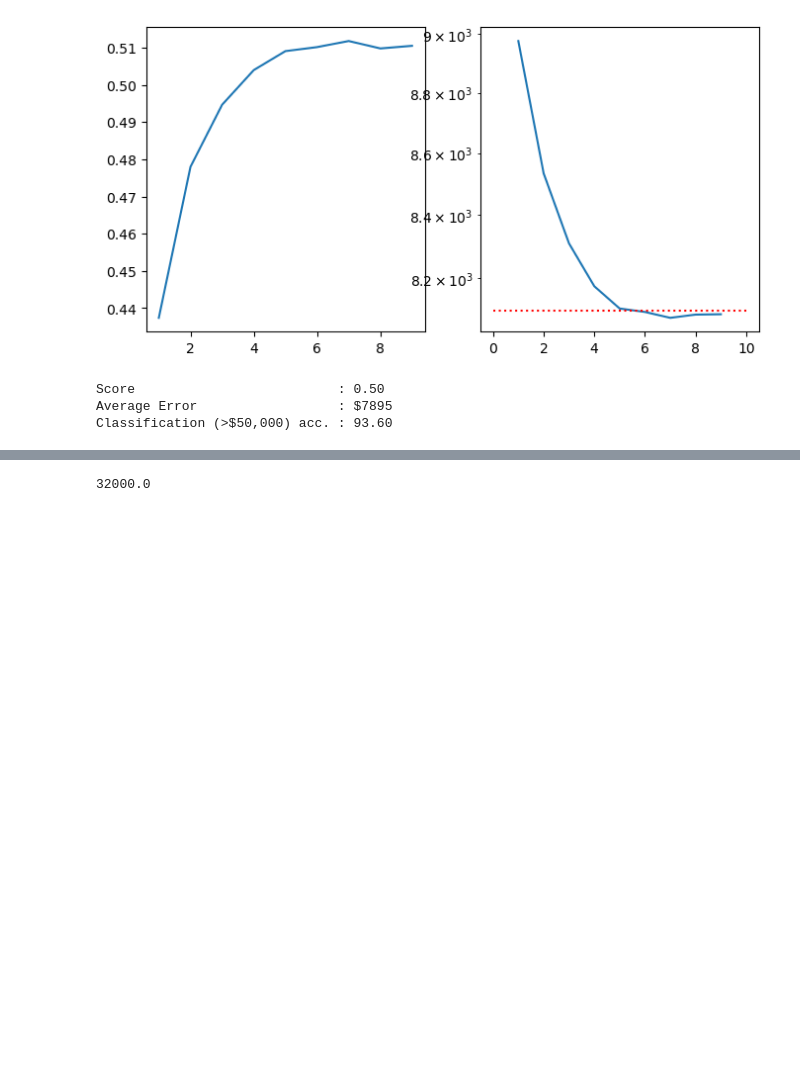
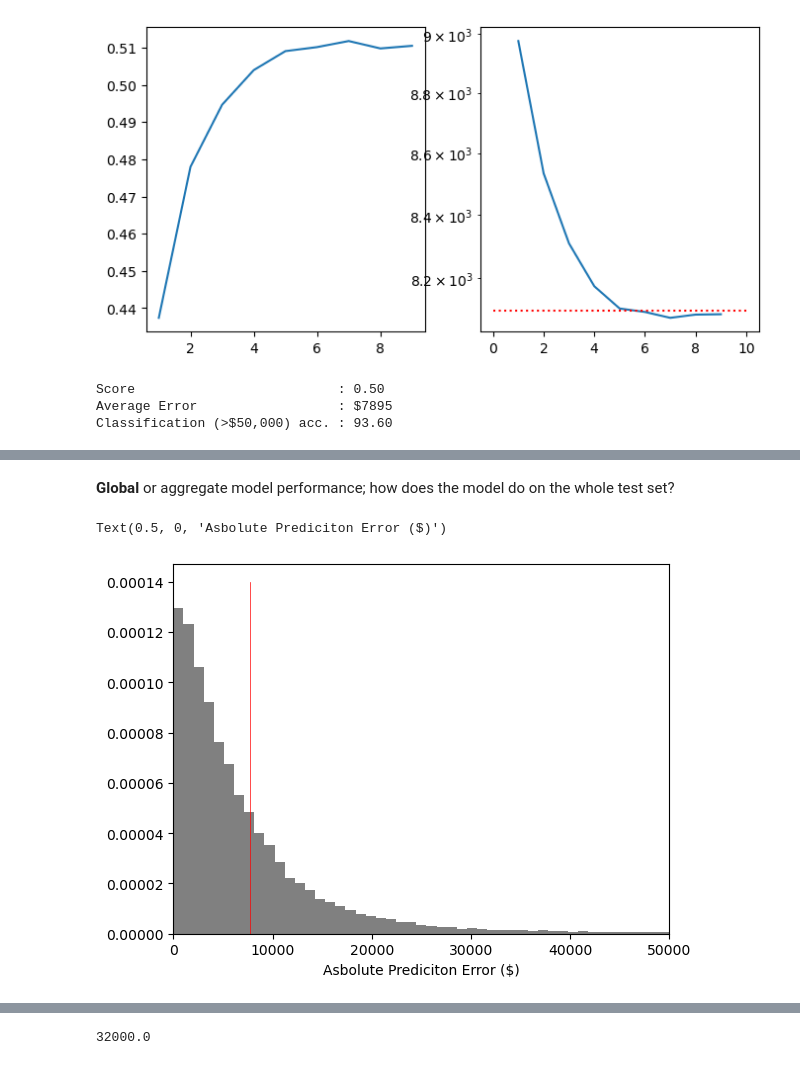
Before and after one commit to 6point6/terraform-templates-aws, a Jupyter notebook: demo-notebooks/backup/Demo_03_Neat.ipynb, the cells around one changed output, grey strips where cells are left out. Saved outputs shown, nothing was run; the diff lists cells and outputs as text; code cells hidden in the pictures; blank space fills up the shorter version.

```diff
--- a/demo-notebooks/backup/Demo_03_Neat.ipynb
+++ b/demo-notebooks/backup/Demo_03_Neat.ipynb
@@ -154,10 +169,10 @@ num_cols = [
 ## 1.1 Load Data
 # %%
 # metadata
-df_meta, all_codes = load_data(r"/Users/tom.jubb/Documents/data/us_census/", verbose=False)
+df_meta, all_codes = load_data(r"./", verbose=False)
 
 # cleaned dataset
-df = pd.read_csv('us_census_data_cleaned_6.csv').drop('Unnamed: 0', axis=1)
+df = pd.read_csv('./us_census_data_cleaned_6.csv').drop('Unnamed: 0', axis=1)
 # %%
 # provide some sensible bounds
 TARGET = 'REARNING'
@@ -1347,6 +1106,36 @@ We can use **histogram** based trees to improve on this.
 Due to complexity, the maximum cardinality for histogram based trees is 255, which is less than some of our features. We thus need to reduce the cardinality. We can do this by gathering all uncommon classes into a single "other" category.
 
 **Result** : $$ \$8,100 $$
+# %%
+keep_cols = ['AGE',
+ 'ANCSTRY1',
+ 'CLASS',
+ 'DISABL1',
+ 'FEB55',
+ 'FERTIL',
+ 'HOUR89',
+ 'HOURS',
+ 'IMMIGR',
+ 'INDUSTRY',
+ 'MARITAL',
+ 'MEANS',
+ 'MILITARY',
+ 'OCCUP',
+ 'POWPUMA',
+ 'RAGECHLD',
+ 'REARNING',
+ 'RELAT1',
+ 'RPOB',
+ 'SCHOOL',
+ 'SEPT80',
+ 'SEX',
+ 'TRAVTIME',
+ 'WEEK89',
+ 'WWII',
+ 'YEARSCH',
+ 'YRSSERV',
+ 'OCCUP_SUM',
+ 'POB_USA']
 # %%
 def reduce_cardinality(df, feature='OCCUP', group_below=700, new_value='other'):
 
@@ -1686,3 +1473,16 @@ Intercept 16193.069584841984
 Prediction_local [15624.84172645]
 Right: 13887.811245978066
 [interactive output not drawn]
+# %% [markdown]
+**Global** or aggregate model performance; how does the model do on the whole test set?
+# %%
+_ = plt.hist(np.abs(model.predict(X_test) - y_test),
+             bins = np.linspace(0,50000,50),
+             density=1.0,
+             color="gray")
+plt.plot([7700,7700], [0,0.00014], color="red", lw=0.5)
+plt.xlim([0,50000])
+plt.xlabel("Asbolute Prediciton Error ($)")
+# %% [output]
+Text(0.5, 0, 'Asbolute Prediciton Error ($)')
+[figure, added]
```
Also changed, not shown: parts of 45 cells of this notebook, 1 other file.
